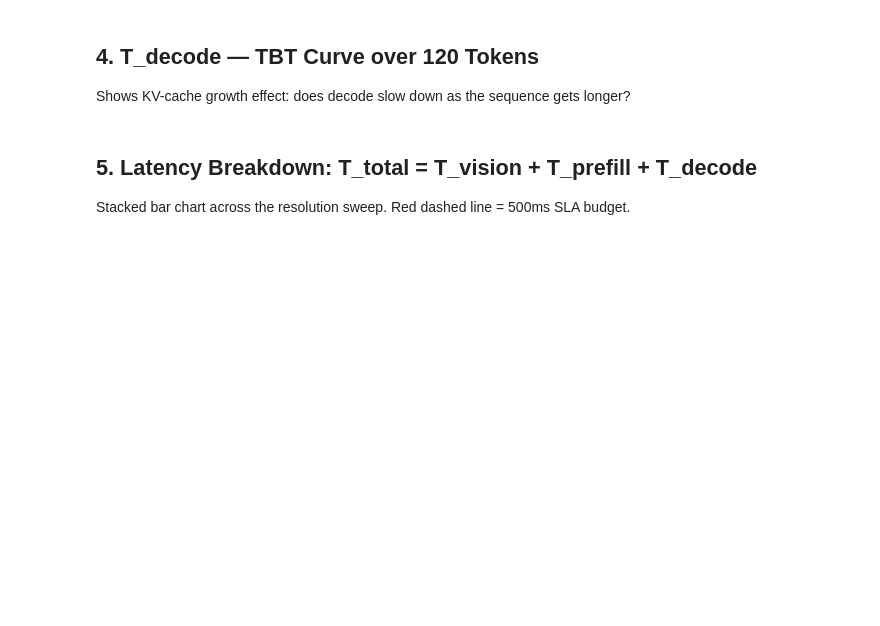
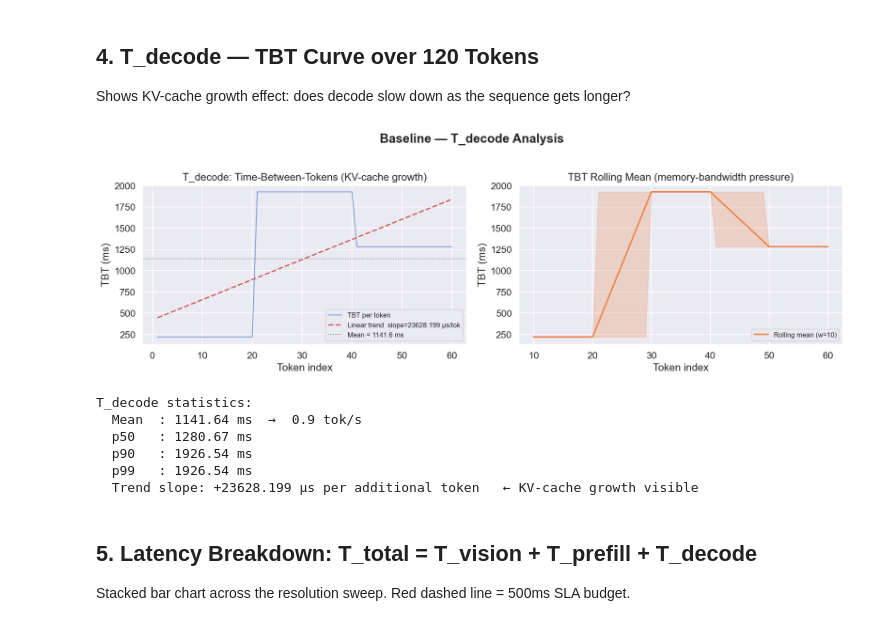
Before and after one commit to aarya127/inference_optimizer, a Jupyter notebook: baseline/baseline_bottleneck_analysis.ipynb, the cells around one changed output. Cells and saved outputs as stored; diff of their text form; code cells hidden in the pictures; blank space fills up the shorter version.

Commit message:
baseline setup

```diff
--- a/baseline/baseline_bottleneck_analysis.ipynb
+++ b/baseline/baseline_bottleneck_analysis.ipynb
@@ -41,11 +41,11 @@ from mlx_vlm import load, generate
 
 # ── Global config ──────────────────────────────────────────────────────────────
 MODEL_ID        = "mlx-community/SmolVLM-Instruct-4bit"
-RESOLUTIONS     = [224, 336, 512, 768, 1024]
-BATCH_SIZES     = [1, 2, 4, 8]
+RESOLUTIONS     = [224, 512, 1024]
+BATCH_SIZES     = [1, 2, 4]
 SLA_BUDGET_MS   = 500.0
-DECODE_TOKENS   = 120
-RESULTS_JSON    = ROOT / "phase1" / "results.json"
+DECODE_TOKENS   = 60
+RESULTS_JSON    = ROOT / "baseline" / "results.json"
 PROMPT          = "Describe this image in detail."
 IMAGE_URL       = "https://upload.wikimedia.org/wikipedia/commons/thumb/4/47/PNG_transparency_demonstration_1.png/280px-PNG_transparency_demonstration_1.png"
 
@@ -179,34 +198,42 @@ ax.plot(tokens, trend, "--", color=COLORS[3], linewidth=1.8,
         label=f"Linear trend  slope={slope*1000:.3f} µs/tok")
 ax.axhline(np.mean(tbt_latencies), color="gray", linestyle=":", linewidth=1.2,
            label=f"Mean = {np.mean(tbt_latencies):.1f} ms")
 ax.set_xlabel("Token index"); ax.set_ylabel("TBT (ms)")
 ax.set_title("T_decode: Time-Between-Tokens (KV-cache growth)")
 ax.legend(fontsize=9)
 
 # Right: rolling mean (window=10)
 window = 10
 rolling = pd.Series(tbt_latencies).rolling(window).mean()
 ax2 = axes[1]
 ax2.plot(tokens, rolling, color=COLORS[1], linewidth=2, label=f"Rolling mean (w={window})")
 ax2.fill_between(tokens,
                   pd.Series(tbt_latencies).rolling(window).min(),
                   pd.Series(tbt_latencies).rolling(window).max(),
                   alpha=0.25, color=COLORS[1])
 ax2.set_xlabel("Token index"); ax2.set_ylabel("TBT (ms)")
 ax2.set_title("TBT Rolling Mean (memory-bandwidth pressure)")
 ax2.legend(fontsize=9)
 
-plt.suptitle("Phase 1 — T_decode Analysis", fontweight="bold", y=1.02)
+plt.suptitle("Baseline — T_decode Analysis", fontweight="bold", y=1.02)
 plt.tight_layout()
 plt.show()
 
 print(f"\nT_decode statistics:")
 print(f"  Mean  : {np.mean(tbt_latencies):.2f} ms  →  {1000/np.mean(tbt_latencies):.1f} tok/s")
 print(f"  p50   : {np.percentile(tbt_latencies,50):.2f} ms")
 print(f"  p90   : {np.percentile(tbt_latencies,90):.2f} ms")
 print(f"  p99   : {np.percentile(tbt_latencies,99):.2f} ms")
 print(f"  Trend slope: {slope*1000:+.3f} µs per additional token  ",
       "← KV-cache growth visible" if slope > 0 else "← negligible growth")
+# %% [output]
+[figure, added]
+T_decode statistics:
+  Mean  : 1141.64 ms  →  0.9 tok/s
+  p50   : 1280.67 ms
+  p90   : 1926.54 ms
+  p99   : 1926.54 ms
+  Trend slope: +23628.199 µs per additional token   ← KV-cache growth visible
 # %% [markdown]
 ## 5. Latency Breakdown: T_total = T_vision + T_prefill + T_decode
 Stacked bar chart across the resolution sweep. Red dashed line = 500ms SLA budget.
```
Also changed, not shown: parts of 13 cells of this notebook, 15 other files.
